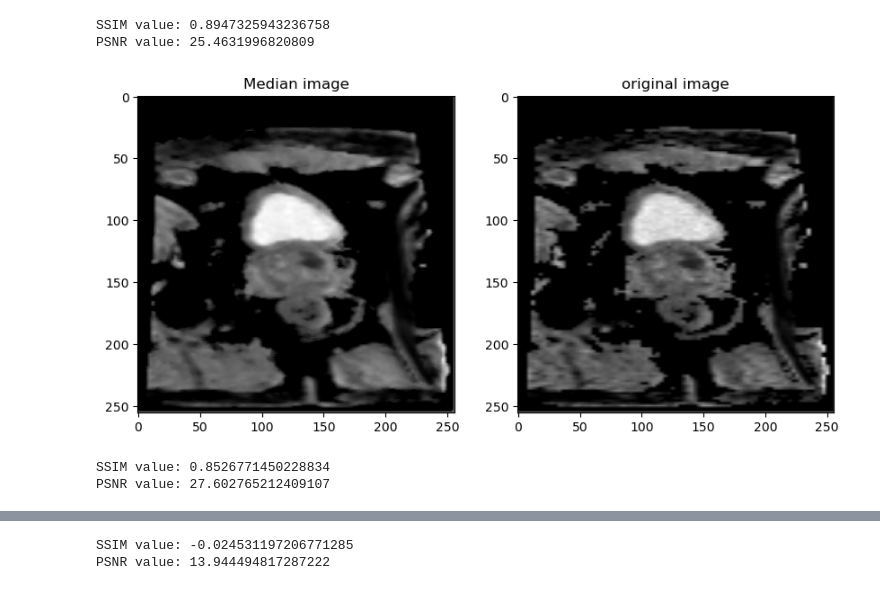
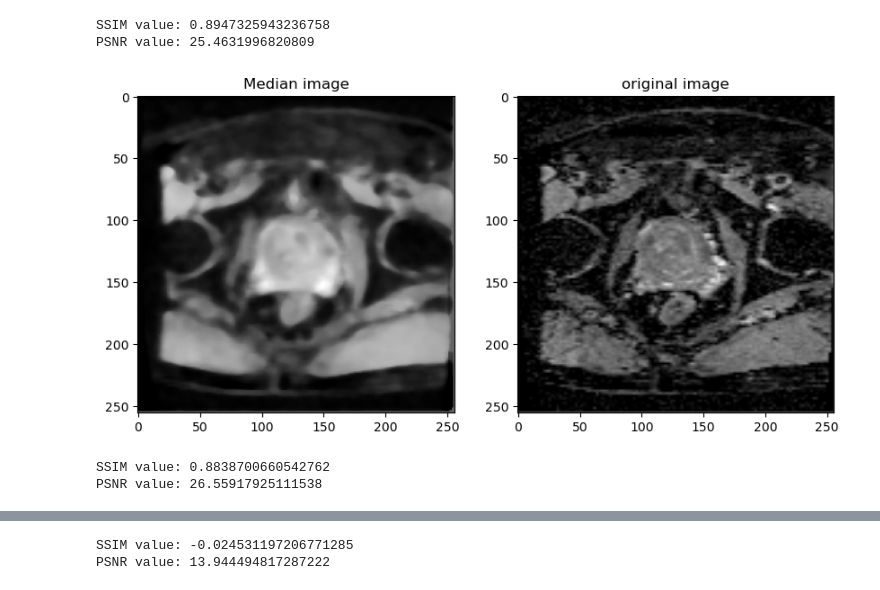
Before and after one commit to Mehrdadt1999/MRI_Preprocessing, a Jupyter notebook: Part2/MRI_preprocessing_part2.ipynb, the cells around one changed output, grey strips where cells are left out. Cells and saved outputs as stored; diff of their text form; code cells hidden in the pictures.

```diff
--- a/Part2/MRI_preprocessing_part2.ipynb
+++ b/Part2/MRI_preprocessing_part2.ipynb
@@ -281,20 +282,20 @@ print(f"PSNR value: {psnr_value}")
 SSIM value: 0.8947325943236758
 PSNR value: 25.4631996820809
 # %%
-imge = sitk.ReadImage(df_adc['path'].iloc[5]) # df_adc, df_hbv
+imge = sitk.ReadImage(df_adc['path'].iloc[0])
 median_filter = sitk.MedianImageFilter()
-median_filter.SetRadius(1)
+median_filter.SetRadius(3)
 median_image = median_filter.Execute(imge)
 plt.figure(figsize=(10, 5))
 plt.subplot(1, 2, 1)
 plt.title("Median image")
 plt.imshow(sitk.GetArrayFromImage(median_image)[11], cmap='gray')
 plt.subplot(1, 2, 2)
 plt.title("original image")
 plt.imshow(sitk.GetArrayFromImage(imge)[11], cmap='gray')
 plt.show()
 # %% [output]
-[figure, old version]
+[figure, new version]
 # %%
 image_array = sitk.GetArrayFromImage(imge)
 median_array = sitk.GetArrayFromImage(median_image)
@@ -308,6 +309,6 @@ ssim_value, _ = ssim(image_array, median_array, data_range=data_range, full=True
 print(f"SSIM value: {ssim_value}")
 print(f"PSNR value: {psnr_value}")
 # %% [output]
-SSIM value: 0.8526771450228834
-PSNR value: 27.602765212409107
+SSIM value: 0.8838700660542762
+PSNR value: 26.55917925111538
 # %%
```
Also changed, not shown: parts of 4 cells of this notebook, 1 other file.
